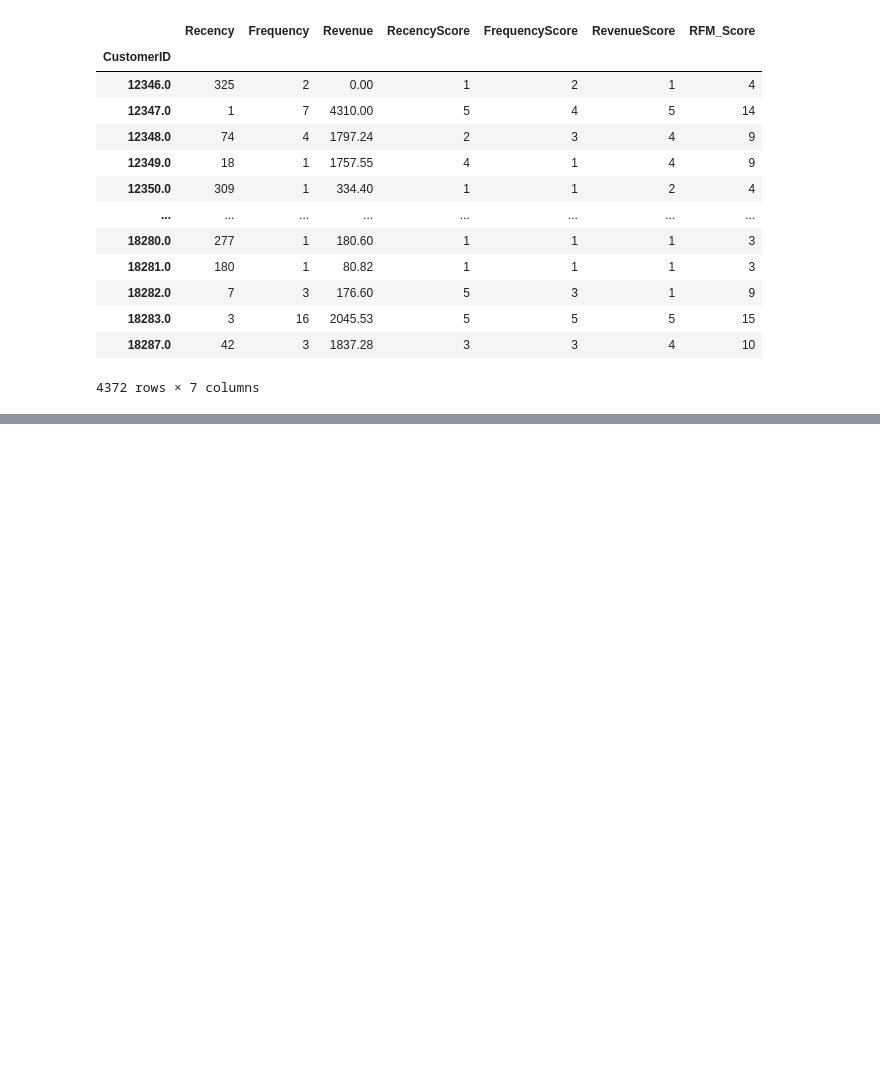
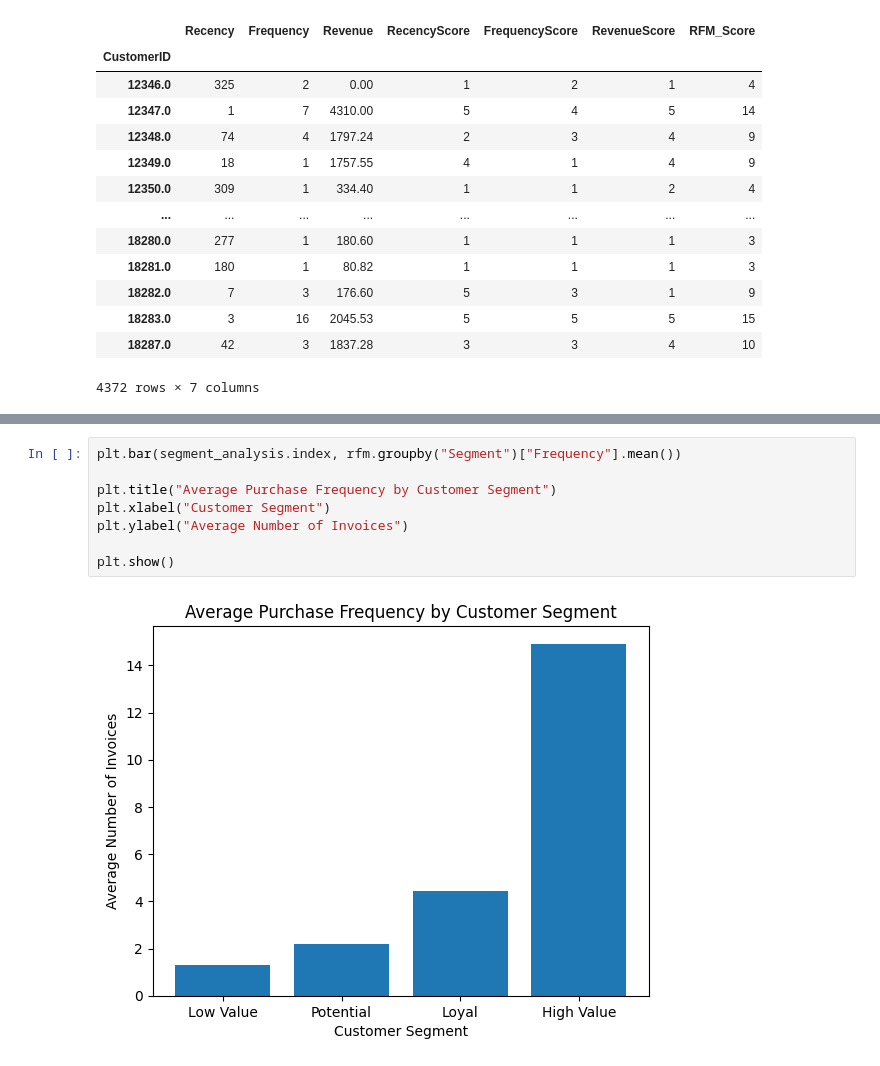
Before and after one commit to aylinshojazade/online-retail-analysis, a Jupyter notebook: analysis.ipynb, the cells around one changed output, grey strips where cells are left out. Drawn from its saved outputs; the diff is of its cells as text; blank space fills up the shorter version.

```diff
--- a/analysis.ipynb
+++ b/analysis.ipynb
@@ -1799,0 +1924,10 @@ Name: count, dtype: int64
+# %%
+plt.bar(segment_analysis.index, rfm.groupby("Segment")["Frequency"].mean())
+
+plt.title("Average Purchase Frequency by Customer Segment")
+plt.xlabel("Customer Segment")
+plt.ylabel("Average Number of Invoices")
+
+plt.show()
+# %% [output]
+[figure, added]
```
Also changed, not shown: parts of 20 cells of this notebook.
